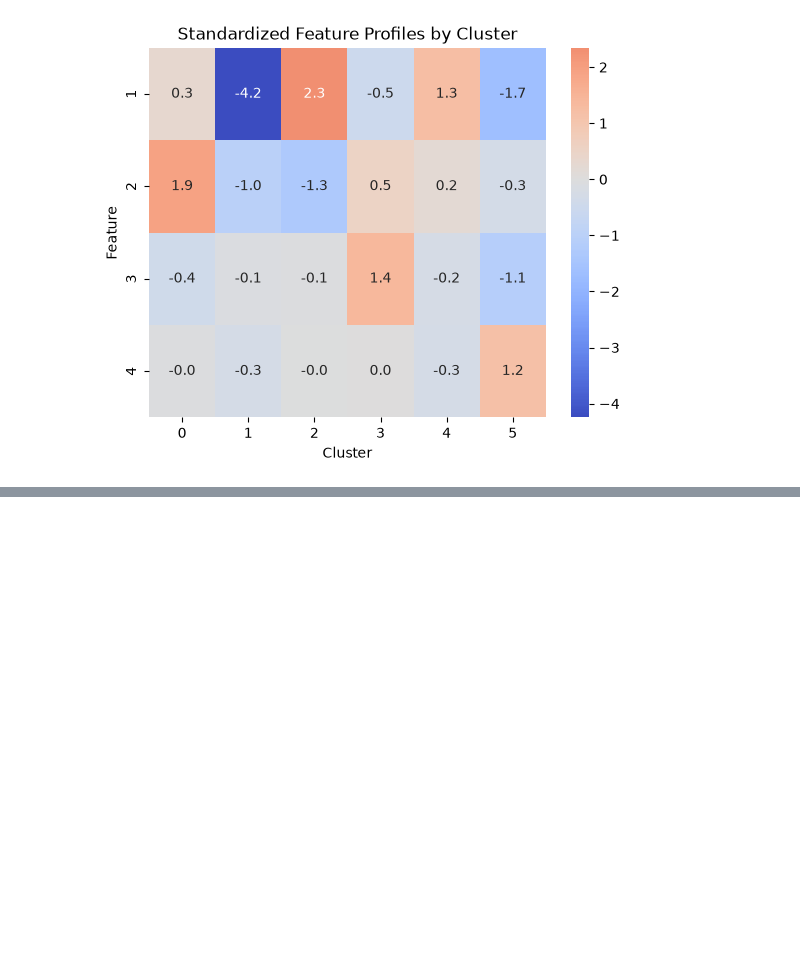
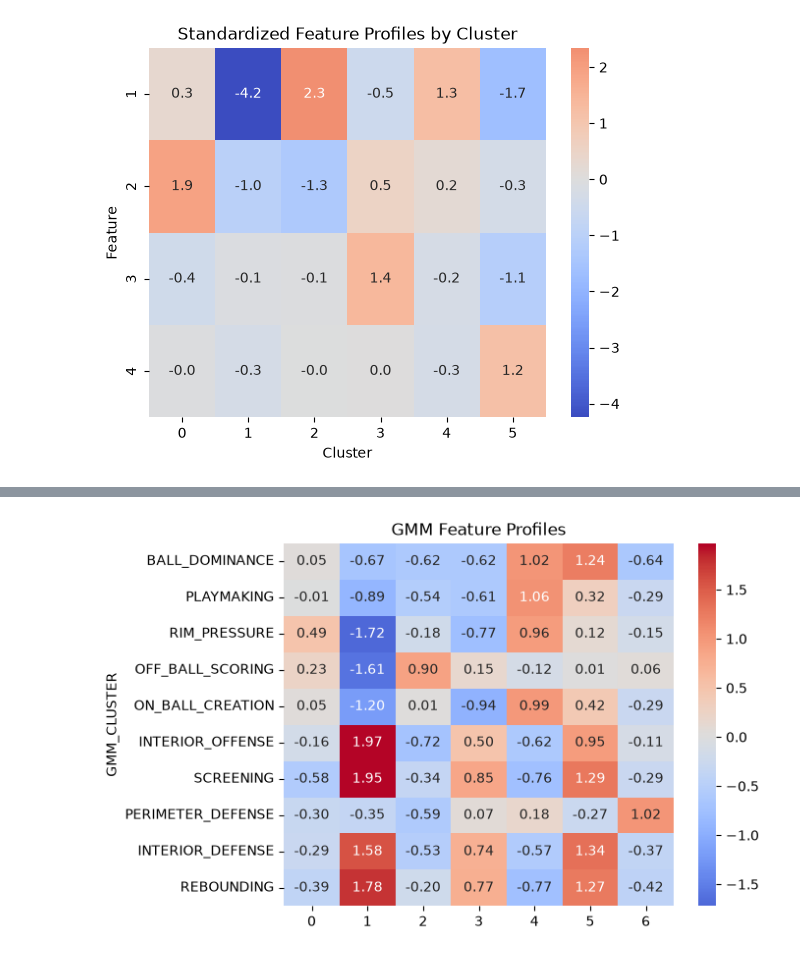
Before and after one commit to alex-abrego/nba-player-archetype-analysis, a Jupyter notebook: notebooks/04_model_selection.ipynb, the cells around one changed output, grey strips where cells are left out. Drawn from its saved outputs; the diff is of its cells as text; code cells hidden in the pictures; blank space fills up the shorter version.

```diff
--- a/notebooks/04_model_selection.ipynb
+++ b/notebooks/04_model_selection.ipynb
@@ -1670,7 +1670,7 @@ Cluster 5
 | 262 | 201567 | Kevin Love | 5 |
 [figure]
 # %%
-gmm_composite = GaussianMixture(n_components=5, covariance_type="full", random_state=28)
+gmm_composite = GaussianMixture(n_components=7, covariance_type="full", random_state=28)
 gmm_composite.fit(composite_scaled)
 gmm_labels_composite = gmm_composite.predict(composite_scaled)
 gmm_probs_composite = gmm_composite.predict_proba(composite_scaled)
@@ -1685,5 +1685,4 @@ players_gmm_composite["SECONDARY_GMM_CLUSTER"] = sorted_cluster_index[:,-2]
 players_gmm_composite["SECOND_HIGHEST_PROB"] = sorted_probs[:,-2]
 
 players_gmm_composite.sort_values("MAX_MEMBERSHIP_PROB").head(50)
-centroids_composite = centroid_feature_profile(gmm_composite, features=composite_features)
 # %% [output]
@@ -1690,0 +1706,9 @@ AttributeError: 'GaussianMixture' object has no attribute 'cluster_centers_'
+# %%
+gmm_profiles = pd.DataFrame(gmm_composite.means_, columns=composite_features).T
+gmm_profiles.index.name = "GMM_CLUSTER"
+
+sns.heatmap(gmm_profiles, annot=True, fmt=".2f", center=0, cmap="coolwarm")
+plt.title("GMM Feature Profiles")
+plt.show()
+# %% [output]
+[figure, added]
```
Also changed, not shown: parts of 1 cell of this notebook.
